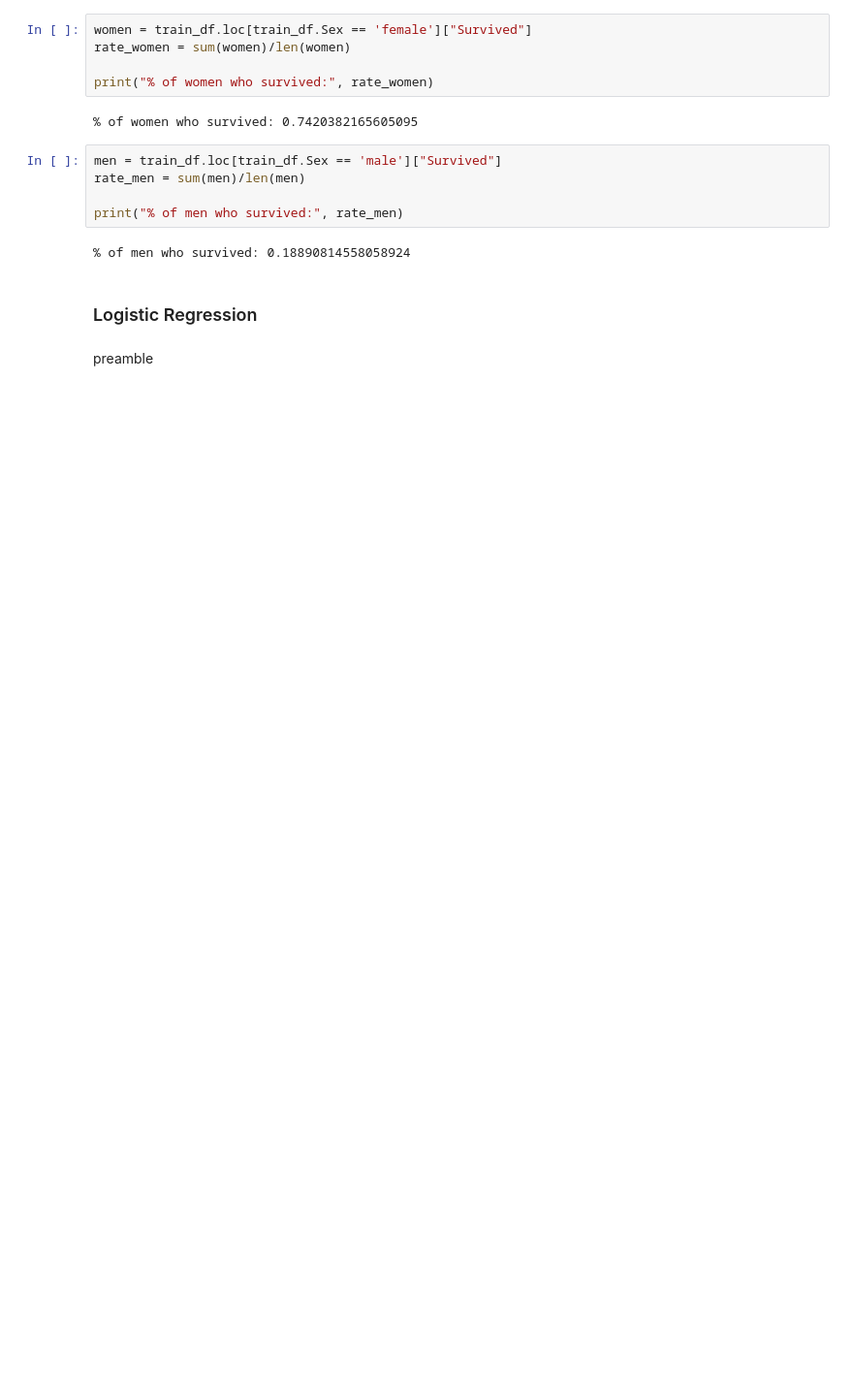
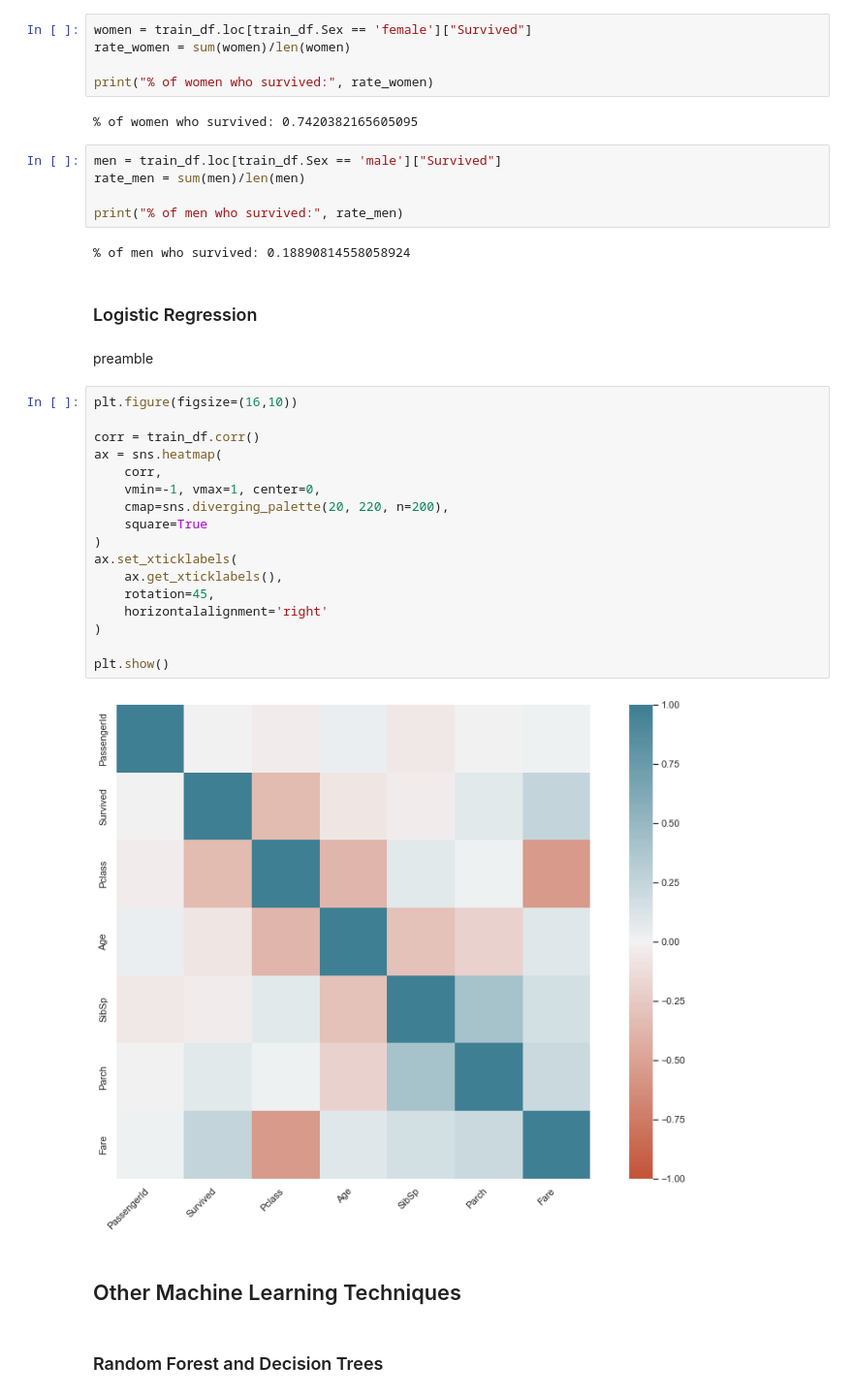
Before and after one commit to catstacks/TDADSAssignments, a Jupyter notebook: LogReg.ipynb, the cells around one changed output. Shown at 97% size. Cells and saved outputs as stored; diff of their text form; blank space fills up the shorter version.

```diff
--- a/LogReg.ipynb
+++ b/LogReg.ipynb
@@ -78,3 +123,26 @@ print("% of men who survived:", rate_men)
 ### Logistic Regression
 # %% [markdown]
 preamble
+# %%
+plt.figure(figsize=(16,10))
+
+corr = train_df.corr()
+ax = sns.heatmap(
+    corr,
+    vmin=-1, vmax=1, center=0,
+    cmap=sns.diverging_palette(20, 220, n=200),
+    square=True
+)
+ax.set_xticklabels(
+    ax.get_xticklabels(),
+    rotation=45,
+    horizontalalignment='right'
+)
+
+plt.show()
+# %% [output]
+[figure, added]
+# %% [markdown]
+## Other Machine Learning Techniques
+# %% [markdown]
+### Random Forest and Decision Trees
```
Also changed, not shown: parts of 9 cells of this notebook, 1 other file.
